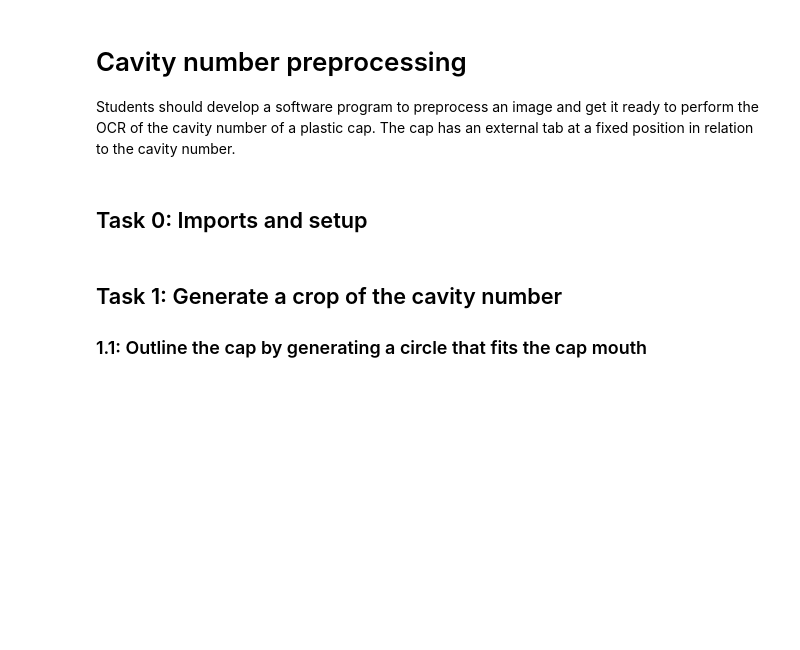
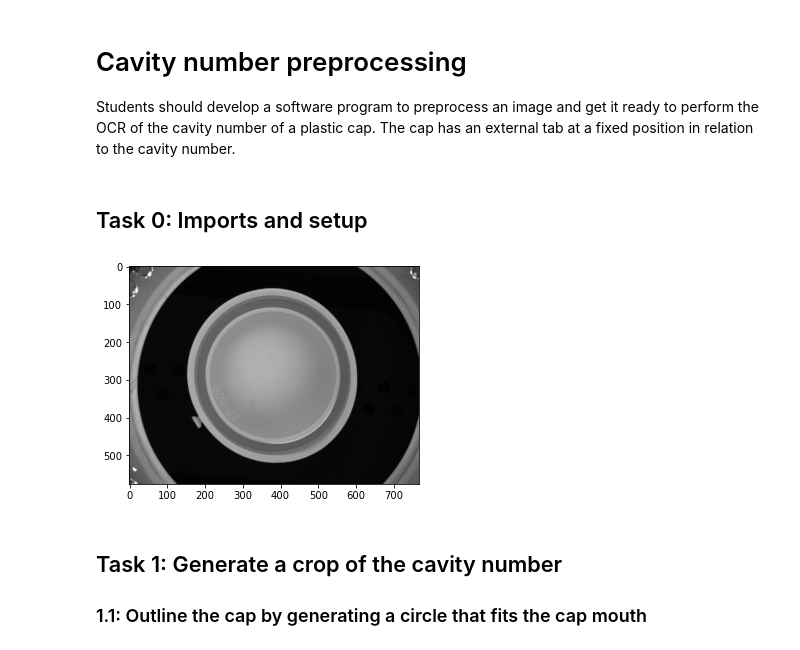
Before and after one commit to taglioIsCoding/CapInspection, a Jupyter notebook: single_cap.ipynb, the cells around one changed output. Saved outputs shown, nothing was run; the diff lists cells and outputs as text; code cells hidden in the pictures; blank space fills up the shorter version.

```diff
--- a/single_cap.ipynb
+++ b/single_cap.ipynb
@@ -8,17 +8,19 @@ The cap has an external tab at a fixed position in relation to the cavity number
 # %%
 import cv2
 from matplotlib import pyplot as plt
 import numpy as np
 import sys
 
 # Only for jupyter notebook visualization
 %matplotlib inline
 
-filename="./img/g_09.bmp"
+filename="./img/d_04.bmp"
 image = cv2.imread(filename, cv2.COLOR_BGR2GRAY)
 # image = cv2.resize(image, (0, 0), fx =2, fy = 2)
 plt.imshow(image, cmap='gray', vmin=0, vmax=255)
 plt.show()
+# %% [output]
+[figure, added]
 # %% [markdown]
 ## Task 1: Generate a crop of the cavity number
 ### 1.1: Outline the cap by generating a circle that fits the cap mouth
```
Also changed, not shown: parts of 15 cells of this notebook.
